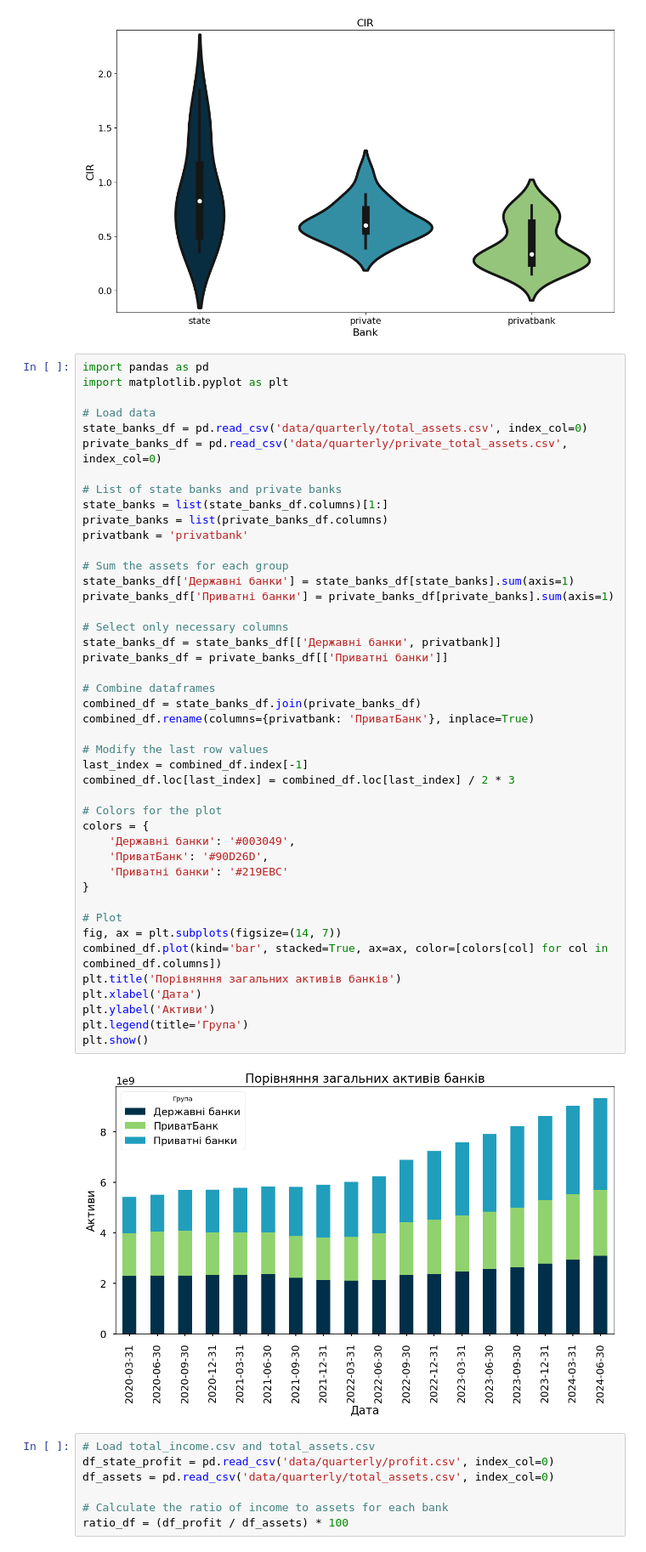
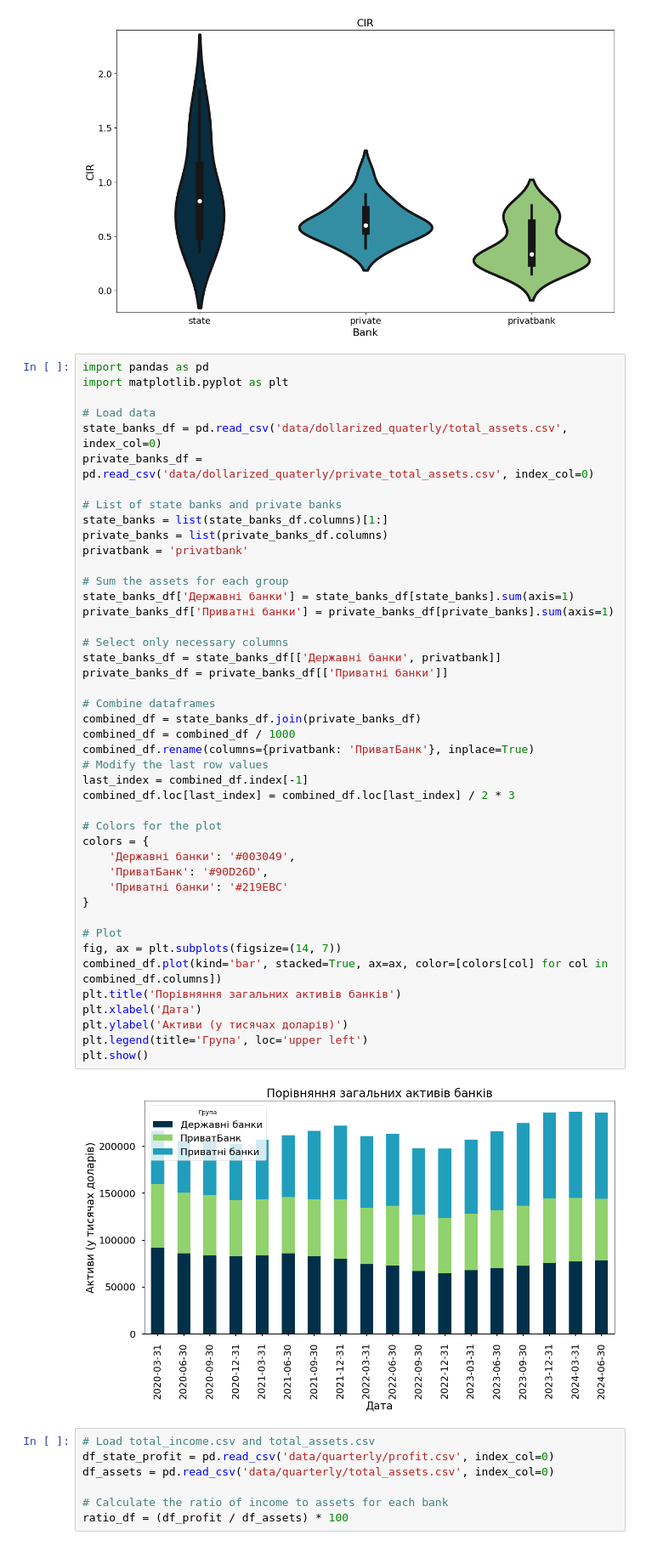
Before and after one commit to Lkupybida/ClothesIndustryAnalysys, a Jupyter notebook: banks.ipynb, the cells around one changed output. Shown at 85% size. Saved outputs shown, nothing was run; the diff lists cells and outputs as text.

Commit message:
assets plot dollarized

```diff
--- a/banks.ipynb
+++ b/banks.ipynb
@@ -352,8 +352,8 @@ import pandas as pd
 import matplotlib.pyplot as plt
 
 # Load data
-state_banks_df = pd.read_csv('data/quarterly/total_assets.csv', index_col=0)
-private_banks_df = pd.read_csv('data/quarterly/private_total_assets.csv', index_col=0)
+state_banks_df = pd.read_csv('data/dollarized_quaterly/total_assets.csv', index_col=0)
+private_banks_df = pd.read_csv('data/dollarized_quaterly/private_total_assets.csv', index_col=0)
 
 # List of state banks and private banks
 state_banks = list(state_banks_df.columns)[1:]
@@ -362,37 +362,37 @@ privatbank = 'privatbank'
 
 # Sum the assets for each group
 state_banks_df['Державні банки'] = state_banks_df[state_banks].sum(axis=1)
 private_banks_df['Приватні банки'] = private_banks_df[private_banks].sum(axis=1)
 
 # Select only necessary columns
 state_banks_df = state_banks_df[['Державні банки', privatbank]]
 private_banks_df = private_banks_df[['Приватні банки']]
 
 # Combine dataframes
 combined_df = state_banks_df.join(private_banks_df)
+combined_df = combined_df / 1000
 combined_df.rename(columns={privatbank: 'ПриватБанк'}, inplace=True)
-
 # Modify the last row values
 last_index = combined_df.index[-1]
 combined_df.loc[last_index] = combined_df.loc[last_index] / 2 * 3
 
 # Colors for the plot
 colors = {
     'Державні банки': '#003049',
     'ПриватБанк': '#90D26D',
     'Приватні банки': '#219EBC'
 }
 
 # Plot
 fig, ax = plt.subplots(figsize=(14, 7))
 combined_df.plot(kind='bar', stacked=True, ax=ax, color=[colors[col] for col in combined_df.columns])
 plt.title('Порівняння загальних активів банків')
 plt.xlabel('Дата')
-plt.ylabel('Активи')
-plt.legend(title='Група')
+plt.ylabel('Активи (у тисячах доларів)')
+plt.legend(title='Група', loc='upper left')
 plt.show()
 # %% [output]
-[figure, old version]
+[figure, new version]
 # %%
 # Load total_income.csv and total_assets.csv
 df_state_profit = pd.read_csv('data/quarterly/profit.csv', index_col=0)
```
Also changed, not shown: parts of 1 cell of this notebook, 5 other files.
